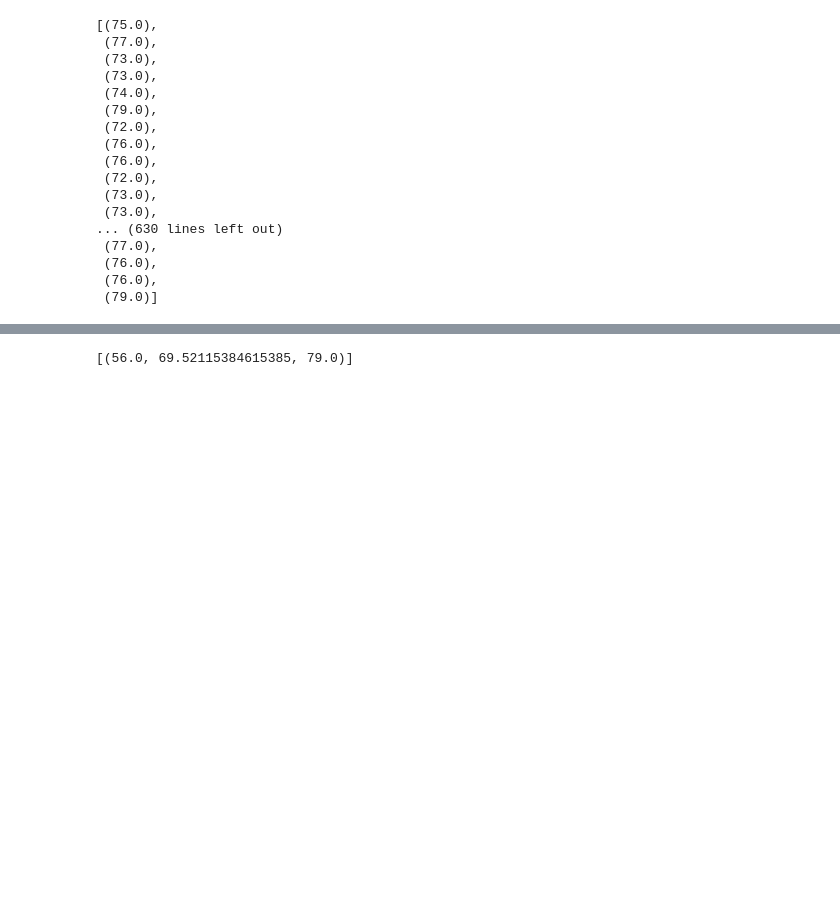
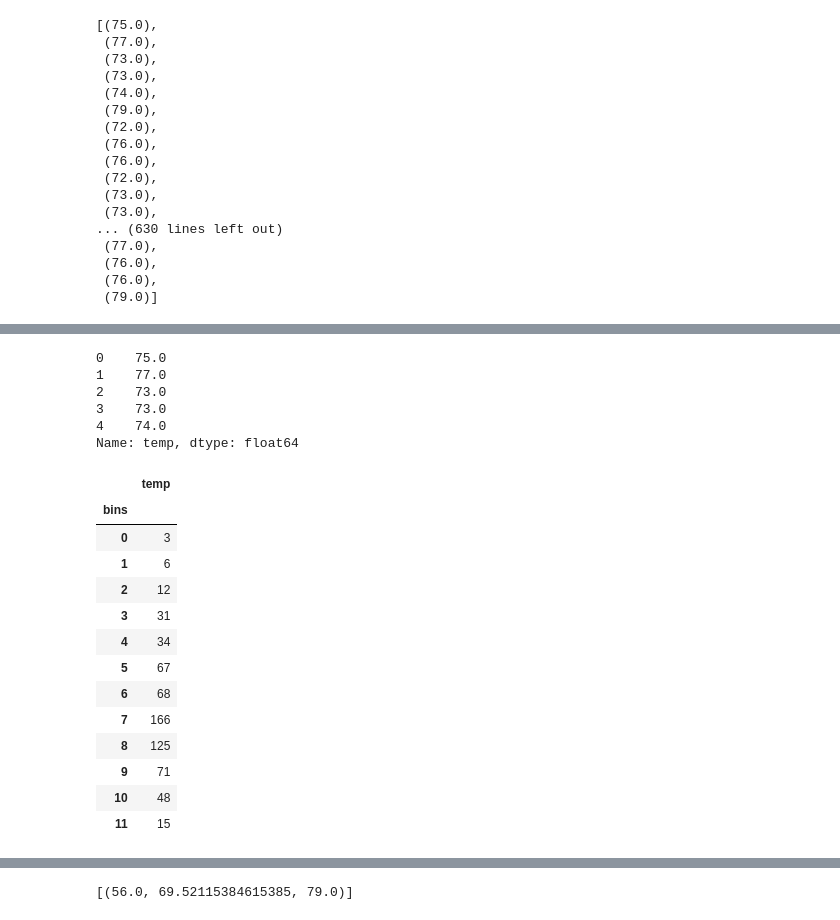
Before and after one commit to isaacdolson/splalchemy-challenge, a Jupyter notebook: climate_starter.ipynb, the cells around one changed output, grey strips where cells are left out. Saved outputs shown, nothing was run; the diff lists cells and outputs as text; code cells hidden in the pictures; blank space fills up the shorter version.

```diff
--- a/climate_starter.ipynb
+++ b/climate_starter.ipynb
@@ -55,7 +55,7 @@ type (session.query(Measurement.date))
 sqlalchemy.orm.query.Query
 # %%
 # Design a query to retrieve the last 12 months of precipitation data and plot the results
-yearAgo = dt.date(2016, 11,1)-dt.timedelta(days=365)
+yearAgo = dt.datetime.strftime(dt.date(2016, 11,1)-dt.timedelta(days=365), '%Y-%m-%d')
 rain = session.query(Measurement).filter(Measurement.date > (yearAgo)).limit(365)
 rain_list = []
 for x in rain:
@@ -236,3 +273,31 @@ quick_list
+# %%
+temp_df.temp.head()
+# %% [output]
+0    75.0
+1    77.0
+2    73.0
+3    73.0
+4    74.0
+Name: temp, dtype: float64
+# %%
+temp_df['bins'] = pd.cut(temp_df.temp, 12, labels = False)
+group_count = temp_df.groupby('bins').count()
+group_count
+# %% [output]
+|  | temp |
+| bins |  |
+| 0 | 3 |
+| 1 | 6 |
+| 2 | 12 |
+| 3 | 31 |
+| 4 | 34 |
+| 5 | 67 |
+| 6 | 68 |
+| 7 | 166 |
+| 8 | 125 |
+| 9 | 71 |
+| 10 | 48 |
+| 11 | 15 |
 # %%
 # Choose the station with the highest number of temperature observations.
 # Query the last 12 months of temperature observation data for this station and plot the results as a histogram
```
Also changed, not shown: parts of 5 cells of this notebook, 1 other file.
